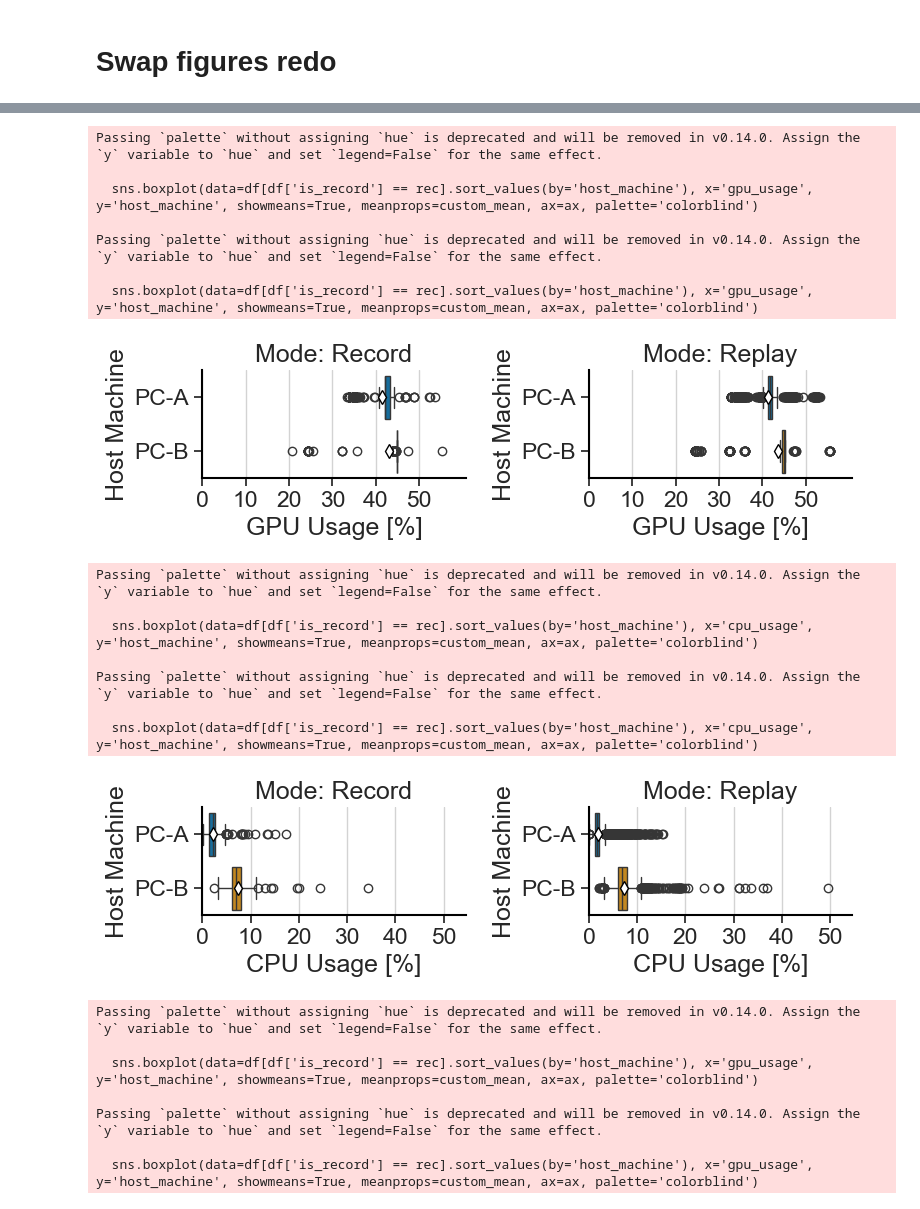
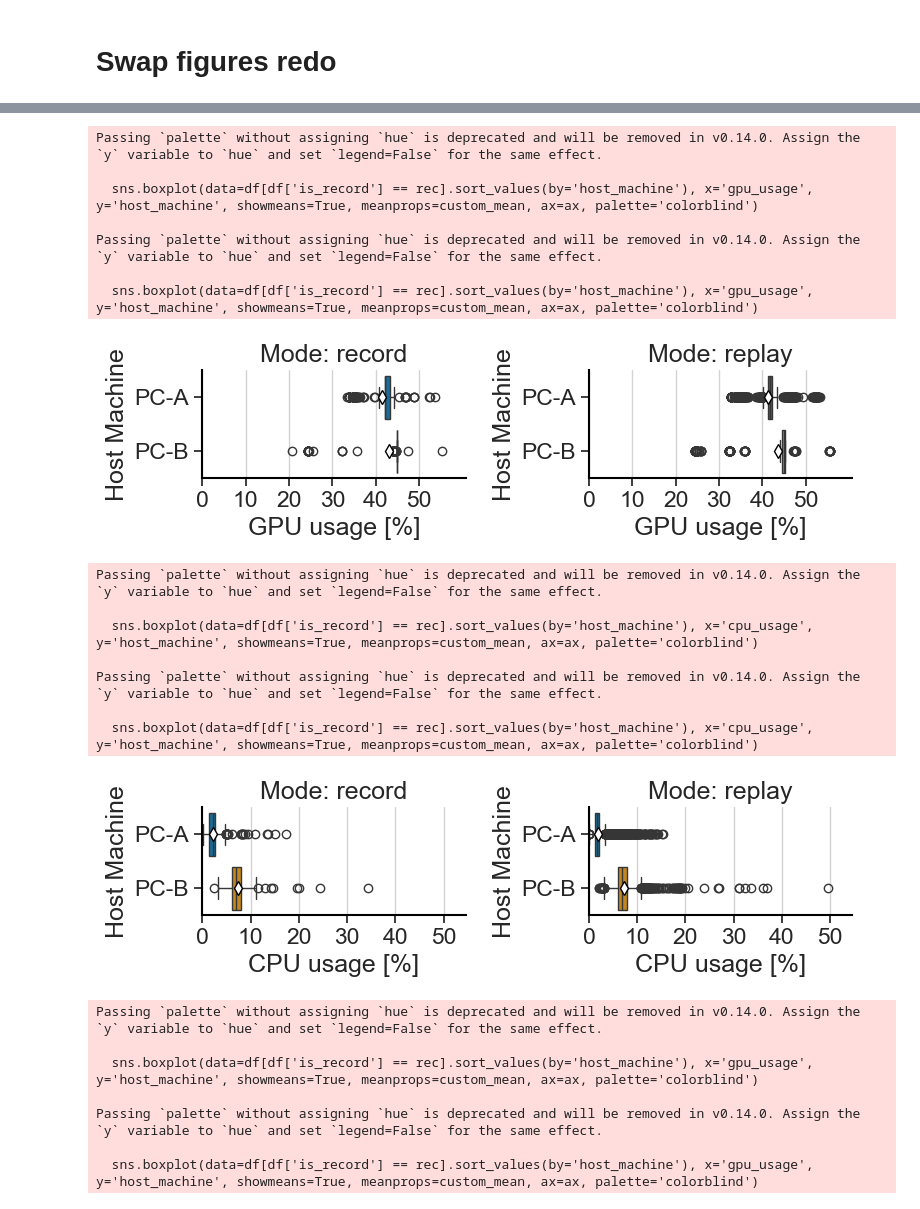
Before and after one commit to Raiduy/librnr-experiments, a Jupyter notebook: analysis_BM.ipynb, the cells around one changed output, grey strips where cells are left out. Drawn from its saved outputs; the diff is of its cells as text; code cells hidden in the pictures.

```diff
--- a/analysis_BM.ipynb
+++ b/analysis_BM.ipynb
@@ -514,17 +495,17 @@ def plot_gpu_usage_pc(df, out_folder):
     for i, rec in enumerate(is_record_list):
         ax = axes[i]
         sns.boxplot(data=df[df['is_record'] == rec].sort_values(by='host_machine'), x='gpu_usage', y='host_machine', showmeans=True, meanprops=custom_mean, ax=ax, palette='colorblind')
-        ax.set_xlabel('GPU Usage [%]')
+        ax.set_xlabel('GPU usage [%]')
         ax.set_ylabel('Host Machine')
 
-        ax.set_title('Mode: ' + rec.capitalize())
+        ax.set_title('Mode: ' + rec)
 
         ax.set_xticks([0,10,20,30,40,50])
 
         ax.set_xlim(0, max_energy)
 
     device = df['device'].unique()[0]
-    # fig.suptitle('GPU Usage Comparison')
+    # fig.suptitle('GPU usage Comparison')
     plt.tight_layout()
     plt.savefig(f'./figures/{out_folder}/{device}_host_machine_vs_gpu.pdf', bbox_inches='tight', format='pdf')
     plt.show()
@@ -539,37 +520,37 @@ def plot_cpu_usage_pc(df, out_folder):
     for i, rec in enumerate(is_record_list):
         ax = axes[i]
         sns.boxplot(data=df[df['is_record'] == rec].sort_values(by='host_machine'), x='cpu_usage', y='host_machine', showmeans=True, meanprops=custom_mean, ax=ax, palette='colorblind')
-        ax.set_xlabel('CPU Usage [%]')
+        ax.set_xlabel('CPU usage [%]')
         ax.set_ylabel('Host Machine')
 
-        ax.set_title('Mode: ' + rec.capitalize())
+        ax.set_title('Mode: ' + rec)
 
         ax.set_xticks([0,10,20,30,40,50])
 
         ax.set_xlim(0, max_energy)
 
     device = df['device'].unique()[0]
-    # fig.suptitle('CPU Usage Comparison')
+    # fig.suptitle('CPU usage Comparison')
     plt.tight_layout()
     plt.savefig(f'./figures/{out_folder}/{device}_host_machine_vs_cpu.pdf', bbox_inches='tight', format='pdf')
     plt.show()
 
 
 
 plot_gpu_usage_pc(full_df[full_df['device'] == 'Quest-Pro'], 'swap')
 plot_cpu_usage_pc(full_df[full_df['device'] == 'Quest-Pro'], 'swap')
 
 plot_gpu_usage_pc(full_df[full_df['device'] == 'Quest-2'], 'swap')
 plot_cpu_usage_pc(full_df[full_df['device'] == 'Quest-2'], 'swap')
 # %% [output]
 Passing `palette` without assigning `hue` is deprecated and will be removed in v0.14.0. Assign the `y` variable to `hue` and set `legend=False` for the same effect.
 
   sns.boxplot(data=df[df['is_record'] == rec].sort_values(by='host_machine'), x='gpu_usage', y='host_machine', showmeans=True, meanprops=custom_mean, ax=ax, palette='colorblind')
 
 Passing `palette` without assigning `hue` is deprecated and will be removed in v0.14.0. Assign the `y` variable to `hue` and set `legend=False` for the same effect.
 
   sns.boxplot(data=df[df['is_record'] == rec].sort_values(by='host_machine'), x='gpu_usage', y='host_machine', showmeans=True, meanprops=custom_mean, ax=ax, palette='colorblind')
-[figure, old version]
+[figure, new version]
 Passing `palette` without assigning `hue` is deprecated and will be removed in v0.14.0. Assign the `y` variable to `hue` and set `legend=False` for the same effect.
 
   sns.boxplot(data=df[df['is_record'] == rec].sort_values(by='host_machine'), x='cpu_usage', y='host_machine', showmeans=True, meanprops=custom_mean, ax=ax, palette='colorblind')
@@ -577,7 +558,7 @@ Passing `palette` without assigning `hue` is deprecated and will be removed in v
 Passing `palette` without assigning `hue` is deprecated and will be removed in v0.14.0. Assign the `y` variable to `hue` and set `legend=False` for the same effect.
 
   sns.boxplot(data=df[df['is_record'] == rec].sort_values(by='host_machine'), x='cpu_usage', y='host_machine', showmeans=True, meanprops=custom_mean, ax=ax, palette='colorblind')
-[figure, old version]
+[figure, new version]
 Passing `palette` without assigning `hue` is deprecated and will be removed in v0.14.0. Assign the `y` variable to `hue` and set `legend=False` for the same effect.
 
   sns.boxplot(data=df[df['is_record'] == rec].sort_values(by='host_machine'), x='gpu_usage', y='host_machine', showmeans=True, meanprops=custom_mean, ax=ax, palette='colorblind')
```
Also changed, not shown: parts of 8 cells of this notebook, 24 other files.
